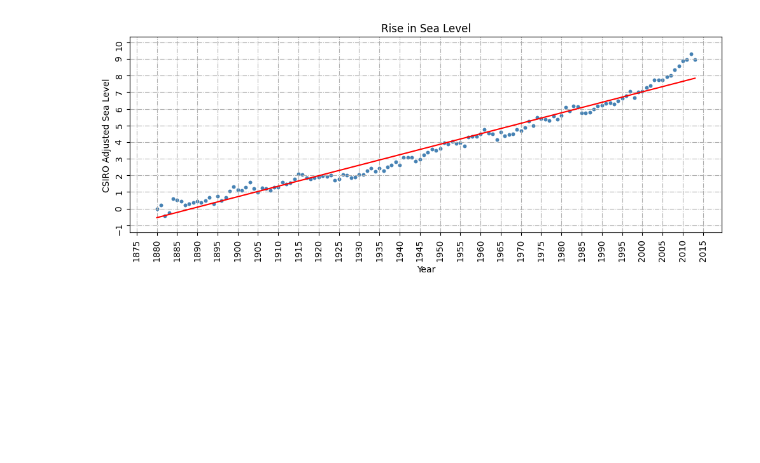
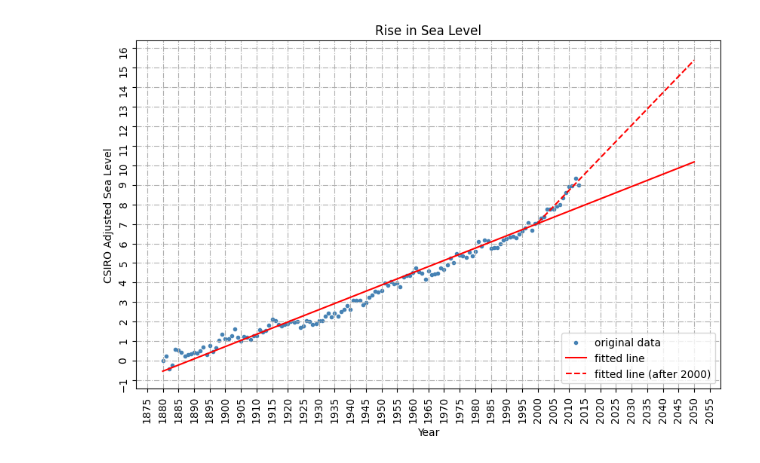
Before and after one commit to roldugina/freecodecamp_data_analysis_projects, a Jupyter notebook: sea_level_predictor/sea_level_predictor.ipynb, the cells around one changed output. Saved outputs shown, nothing was run; the diff lists cells and outputs as text; code cells hidden in the pictures; blank space fills up the shorter version.

```diff
--- a/sea_level_predictor/sea_level_predictor.ipynb
+++ b/sea_level_predictor/sea_level_predictor.ipynb
@@ -8,4 +8,19 @@ from matplotlib.ticker import MultipleLocator
 import numpy as np
 # %%
 df=pd.read_csv('https://raw.githubusercontent.com/roldugina/freecodecamp_data_analysis_projects/main/sea_level_predictor/epa-sea-level.csv')
+# %%
+years=df['Year'].to_numpy()
+years_prognosis=np.linspace(years_max+1,years_pr_max,years_pr_max-years_max).astype(int)
+years_2000=np.hstack((years[years>=2000],years_prognosis))
+years_full=np.hstack((years,years_prognosis))
+
+years_max=df['Year'].max()
+years_pr_max=2050
+# %%
+res_general = st.linregress(df['Year'],df['CSIRO Adjusted Sea Level'])
+res_prognosis=st.linregress(df[df['Year']>2000]['Year'],df[df['Year']>2000]['CSIRO Adjusted Sea Level'])
+# %%
+y_min=df['CSIRO Adjusted Sea Level'].min()-1
+y_current=df['CSIRO Adjusted Sea Level'].max()+1
+y_max=years_pr_max*res_prognosis.slope+res_prognosis.intercept+1
 # %%
@@ -32,0 +41,2 @@ LinregressResult(slope=0.0630445840121348, intercept=-119.06594196773978, rvalue
+# %%
+fig,ax=plt.subplots(figsize=(10,6))
@@ -33,14 +45,16 @@ LinregressResult(slope=0.0630445840121348, intercept=-119.06594196773978, rvalue
 # %%
 ax.scatter(df['Year'],df['CSIRO Adjusted Sea Level'],color='steelblue',marker=".",label='original data')
-ax.plot(df['Year'],df['Year']*res.slope+res.intercept,'r', label='fitted line')
-ax.set_ylim(df['CSIRO Adjusted Sea Level'].min()-1,df['CSIRO Adjusted Sea Level'].max()+1)
+ax.plot(years_full,years_full*res_general.slope+res_general.intercept,'r', label='fitted line')
+ax.plot(years_2000,years_2000*res_prognosis.slope+res_prognosis.intercept,'r--', label='fitted line (after 2000)')
+
+ax.set(xlabel='Year',ylabel='CSIRO Adjusted Sea Level',title='Rise in Sea Level',ylim=(y_min,y_max))
+
 ax.xaxis.set_major_locator(MultipleLocator(5))
 ax.yaxis.set_major_locator(MultipleLocator(1))
 ax.grid(True, linestyle='-.')
 ax.tick_params(labelrotation=90)
-ax.set_xlabel('Year')
-ax.set_ylabel('CSIRO Adjusted Sea Level')
-ax.set_title('Rise in Sea Level')
+
+ax.legend(loc='lower right')
 fig
 # %% [output]
-[figure, old version]
+[figure, new version]
```
Also changed, not shown: parts of 4 cells of this notebook.
